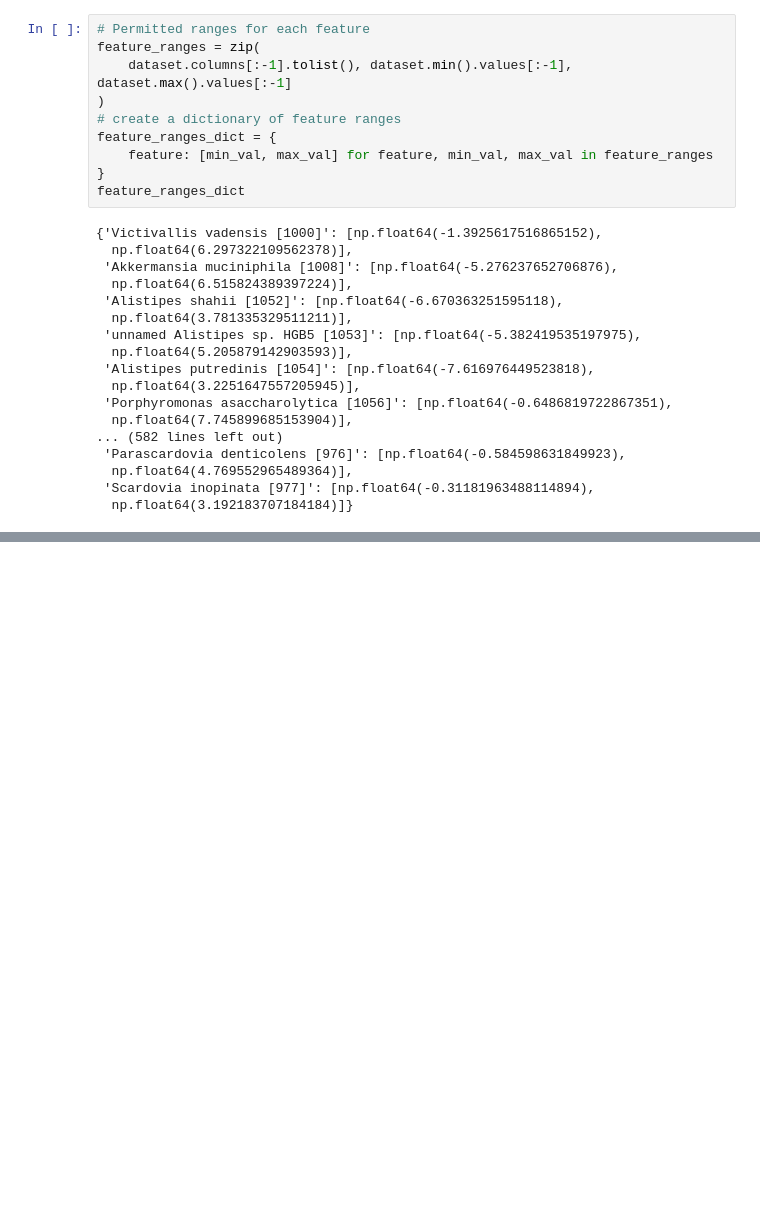
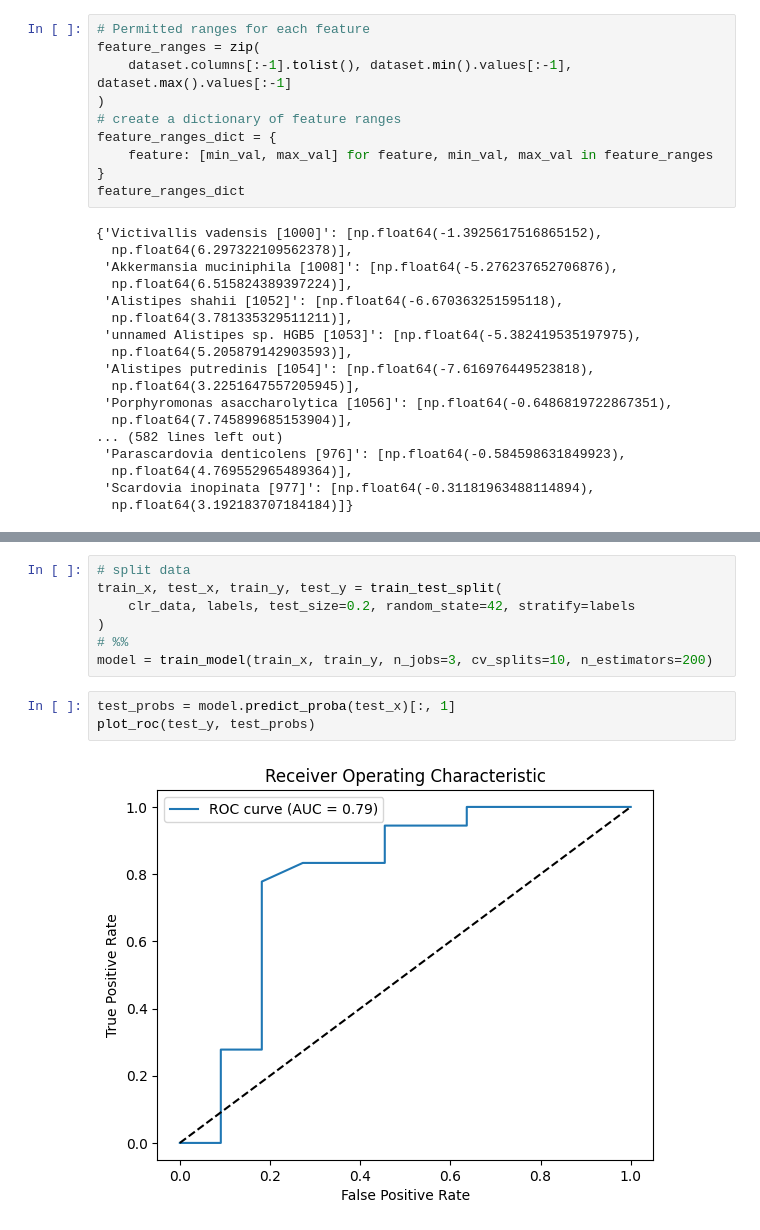
Before and after one commit to simeonhebrew/MicroFactual, a Jupyter notebook: notebooks/counterfactuals_example.ipynb, the cells around one changed output, grey strips where cells are left out. Drawn from its saved outputs; the diff is of its cells as text; blank space fills up the shorter version.

```diff
--- a/notebooks/counterfactuals_example.ipynb
+++ b/notebooks/counterfactuals_example.ipynb
@@ -102,0 +112,12 @@ print(imp.summary_importance)
+# %%
+# split data
+train_x, test_x, train_y, test_y = train_test_split(
+    clr_data, labels, test_size=0.2, random_state=42, stratify=labels
+)
+# %%
+model = train_model(train_x, train_y, n_jobs=3, cv_splits=10, n_estimators=200)
+# %%
+test_probs = model.predict_proba(test_x)[:, 1]
+plot_roc(test_y, test_probs)
+# %% [output]
+[figure, added]
```
Also changed, not shown: parts of 14 cells of this notebook, 2 other files.
